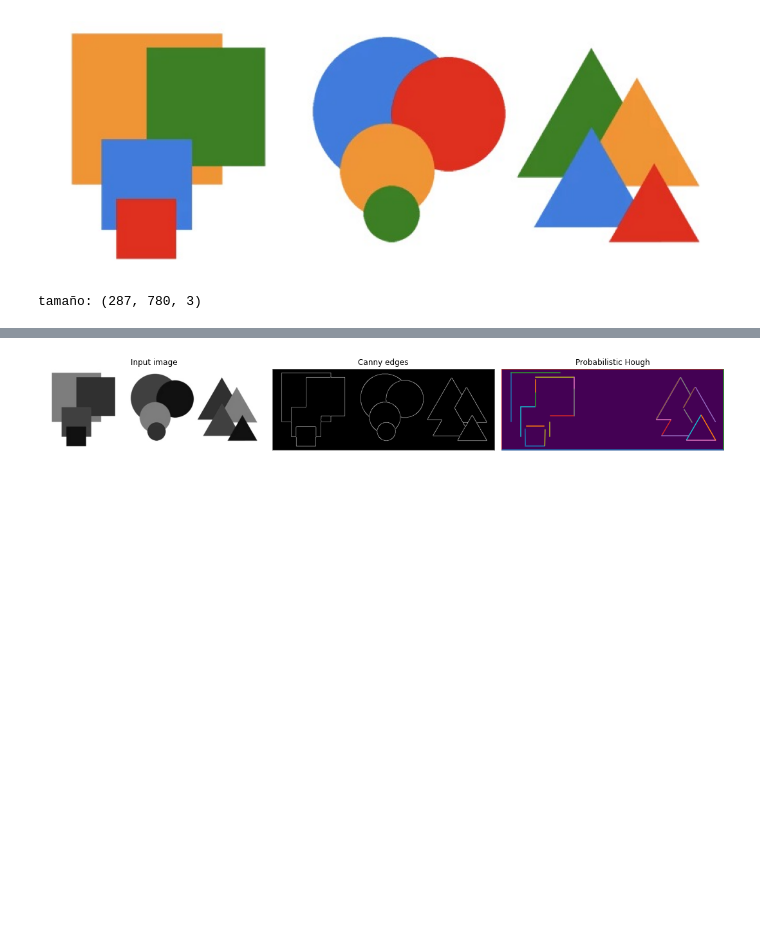
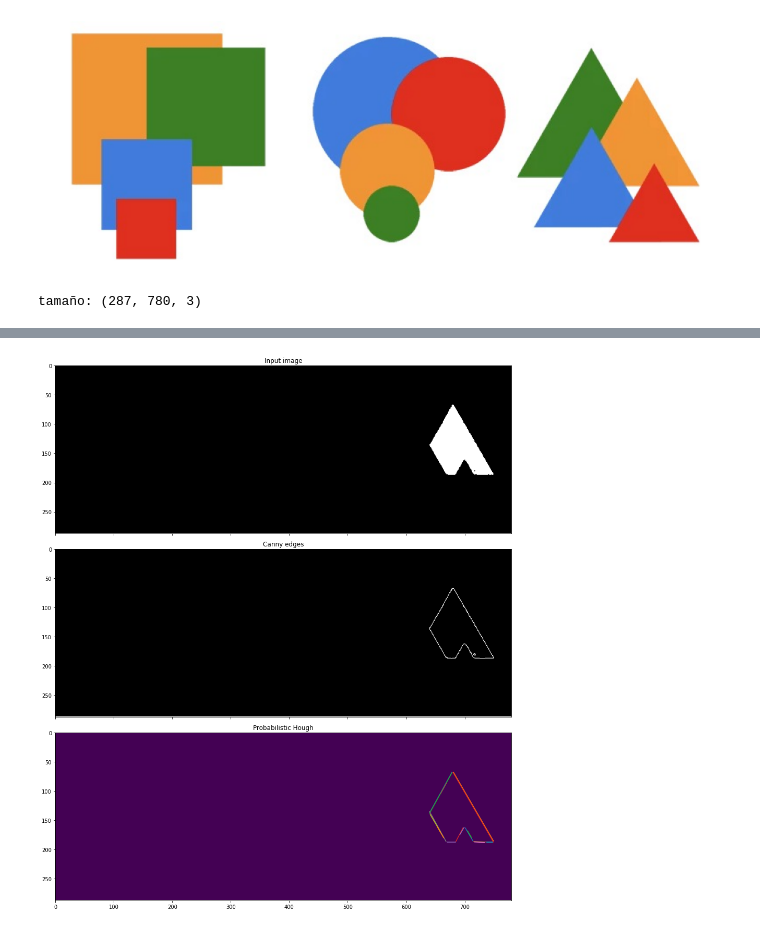
Before and after one commit to ChristopherMoralesA/Tarea-2-Vision, a Jupyter notebook: Notebook-tarea-2.ipynb, the cells around one changed output, grey strips where cells are left out. Saved outputs shown, nothing was run; the diff lists cells and outputs as text; code cells hidden in the pictures; blank space fills up the shorter version.

```diff
--- a/Notebook-tarea-2.ipynb
+++ b/Notebook-tarea-2.ipynb
@@ -136,0 +131,18 @@ plt.imshow(visitado)
+# %%
+#Generacion de semillas
+
+def generate_seeds():
+    seeds = np.zeros((N_SEEDS,2), dtype=np.uint16)
+    for i in range(N_SEEDS):
+        seeds[i][0] = np.random.randint(0,shape[1])
+        seeds[i][1] = np.random.randint(0,shape[0])
+    return seeds
+
+SEEDS=generate_seeds()
+
+seeds_img = np.zeros((shape[0]+6,shape[1]+6), dtype=np.uint8)
+for seed in SEEDS:
+    rr, cc = circle_perimeter(np.uint16(seed[1]), np.uint16(seed[0]), 5)
+    seeds_img[rr,cc] = 1
+plt.imshow(seeds_img)
+plt.show()
@@ -137,35 +189,36 @@ plt.imshow(visitado)
 # %%
-from skimage.transform import probabilistic_hough_line
+#https://scikit-image.org/docs/dev/auto_examples/edges/plot_line_hough_transform.html
+# Line finding using the Probabilistic Hough Transform
+image = rgb2gray(regs[0])*255**3/2
 
-# Line finding using the Probabilistic Hough Transform
-image = img_org = io.imread(file_path,True)
-edges = canny(image,1,0.1,0.2)
+edges = canny(image)
 #edges = sobel(image)
-lines = probabilistic_hough_line(edges, threshold=10, line_length=40,
-                                 line_gap=3)
+lines = probabilistic_hough_line(edges, threshold=10, line_length=10,
+                                 line_gap=10)
 
 # Generating figure 2
-fig, axes = plt.subplots(1, 3, figsize=(15, 5), sharex=True, sharey=True)
+fig, axes = plt.subplots(3,1, figsize=(25, 15), sharex=True, sharey=True)
 ax = axes.ravel()
 
 ax[0].imshow(image, cmap=cm.gray)
 ax[0].set_title('Input image')
 
 ax[1].imshow(edges, cmap=cm.gray)
 ax[1].set_title('Canny edges')
 
 ax[2].imshow(edges * 0)
 for line in lines:
     p0, p1 = line
     ax[2].plot((p0[0], p1[0]), (p0[1], p1[1]))
 ax[2].set_xlim((0, image.shape[1]))
 ax[2].set_ylim((image.shape[0], 0))
 ax[2].set_title('Probabilistic Hough')
 
-for a in ax:
-    a.set_axis_off()
+#for a in ax:
+#    a.set_axis_off()
+
 
 plt.tight_layout()
 plt.show()
 # %% [output]
-[figure, old version]
+[figure, new version]
```
Also changed, not shown: parts of 7 cells of this notebook.
